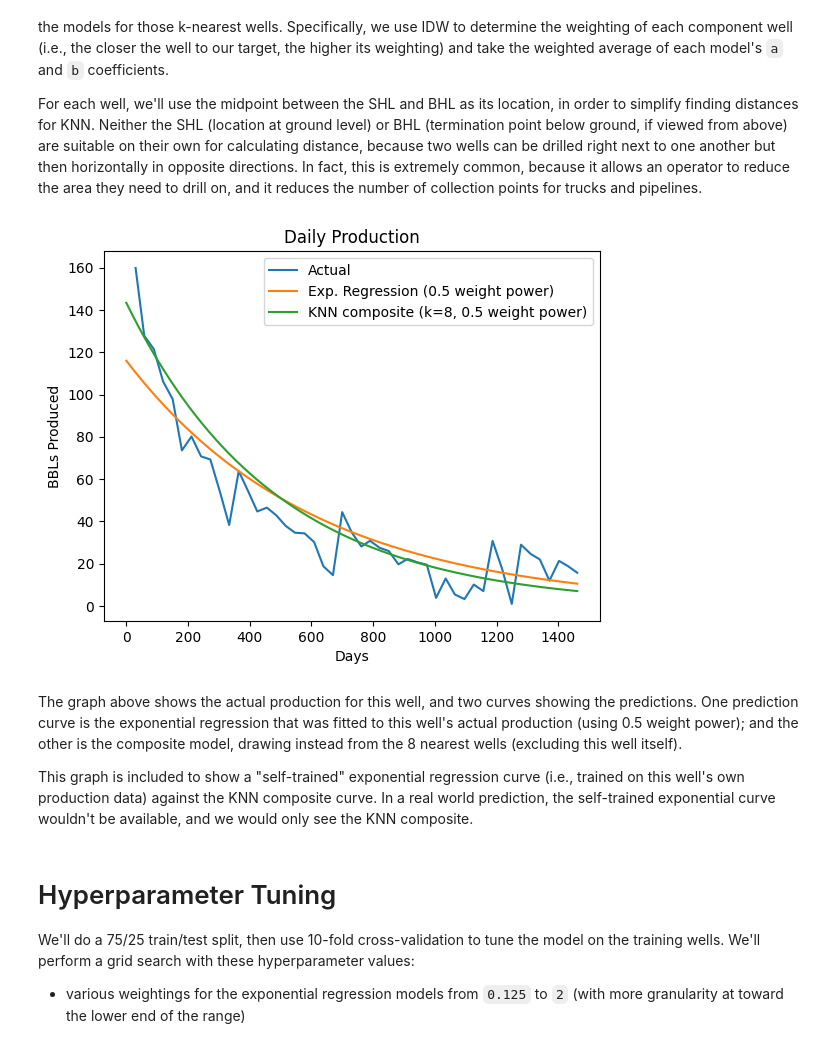
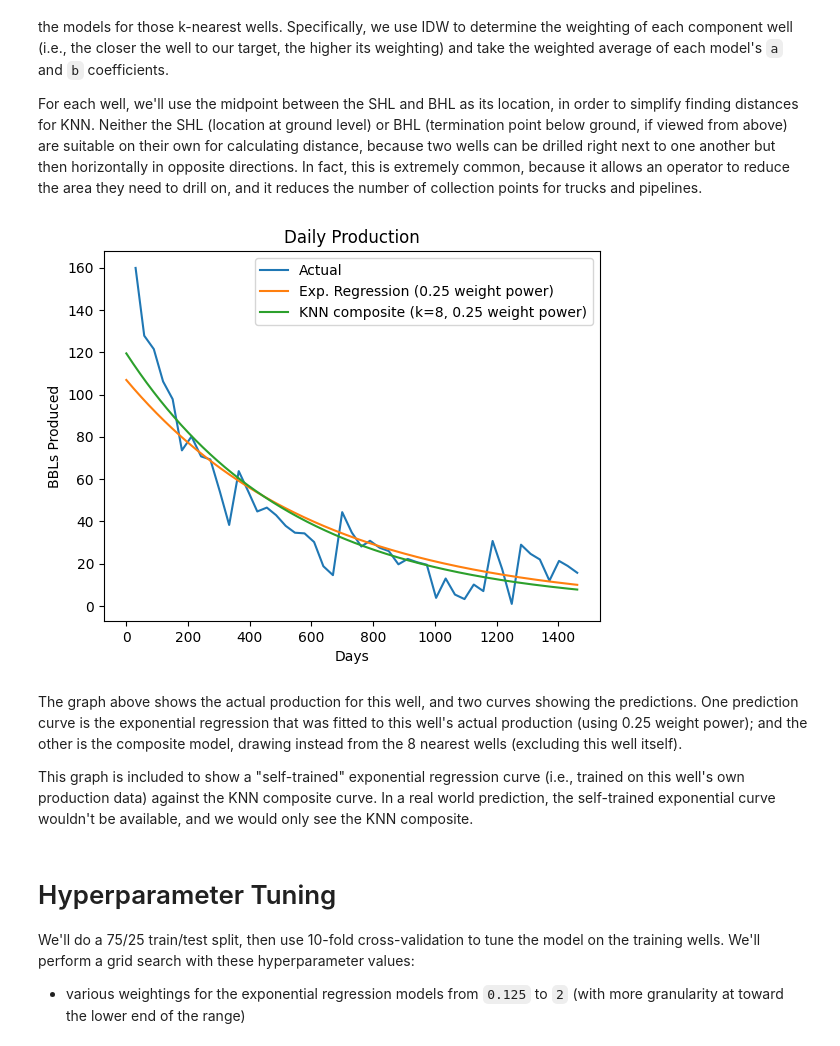
Before and after one commit to JamesPImes/oil_well_predictor, a Jupyter notebook: demo/demo.ipynb, the cells around one changed output. Saved outputs shown, nothing was run; the diff lists cells and outputs as text; code cells hidden in the pictures.

```diff
--- a/demo/demo.ipynb
+++ b/demo/demo.ipynb
@@ -188,5 +188,5 @@ For now, we can train exponential regression models for all wells in the dataset
 # %%
-wp = 0.5
+wp = 0.25
 fp = TRAINED_EXP_REGRESS_MODELS_DIR / TRAINED_EXP_REGRESS_FN_TEMPLATE.format(weight=wp)
 if fp.exists():
     print(f"Loading models with weight power {wp}... ", end='')
@@ -237,7 +237,7 @@ lat_len = example_well['lateral_length_ft']
 training_wells = usable_wells.drop(usable_wells[usable_wells['API_Label'] == target_api_num].index)
 coefs = CompositeModelBuilder.extract_coefs_from_df(expreg_models)
 builder = CompositeModelBuilder(training_wells, k, coefs, dist_calculator)
-composite_model = builder.knn_well(target_api_num, idw_power=1.05)
+composite_model = builder.knn_well(target_api_num, idw_power=1.00)
 # %%
 monthly_prod_records_all = production_loader.load(api_num)
 # Clean up the records so that we are looking only at the first 48 months of actual production.
@@ -245,12 +245,12 @@ monthly_prod_records = utils.get_prod_window(monthly_prod_records_all, min_month
 cumulative_days = utils.get_cumulative_days(monthly_prod_records)
 predicted = composite_model.predict_bbls_per_calendar_day(cumulative_days, lateral_length_ft=lat_len)
 # %%
-selected_predictions = [all_predictions[4], predicted]
-graph_results.graph_results_multiple(monthly_prod_records, selected_predictions, prediction_labels=['Exp. Regression (0.5 weight power)', 'KNN composite (k=8, 0.5 weight power)'])
+selected_predictions = [all_predictions[6], predicted]
+graph_results.graph_results_multiple(monthly_prod_records, selected_predictions, prediction_labels=['Exp. Regression (0.25 weight power)', 'KNN composite (k=8, 0.25 weight power)'])
 # %% [output]
-[figure, old version]
+[figure, new version]
 # %% [markdown]
-The graph above shows the actual production for this well, and two curves showing the predictions. One prediction curve is the exponential regression that was fitted to this well's actual production (using 0.5 weight power); and the other is the composite model, drawing instead from the 8 nearest wells (excluding this well itself).
+The graph above shows the actual production for this well, and two curves showing the predictions. One prediction curve is the exponential regression that was fitted to this well's actual production (using 0.25 weight power); and the other is the composite model, drawing instead from the 8 nearest wells (excluding this well itself).
 
 This graph is included to show a "self-trained" exponential regression curve (i.e., trained on this well's own production data) against the KNN composite curve. In a real world prediction, the self-trained exponential curve wouldn't be available, and we would only see the KNN composite.
 # %% [markdown]
```
Also changed, not shown: parts of 4 cells of this notebook.
